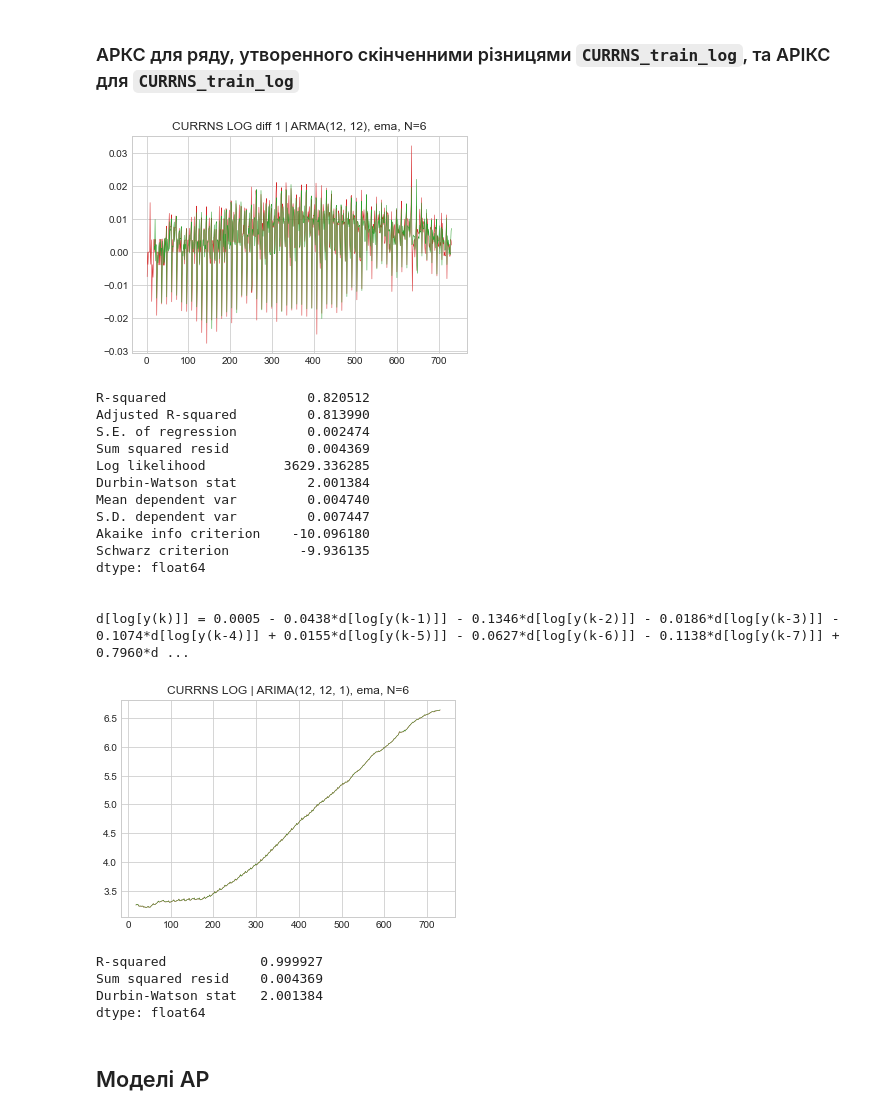
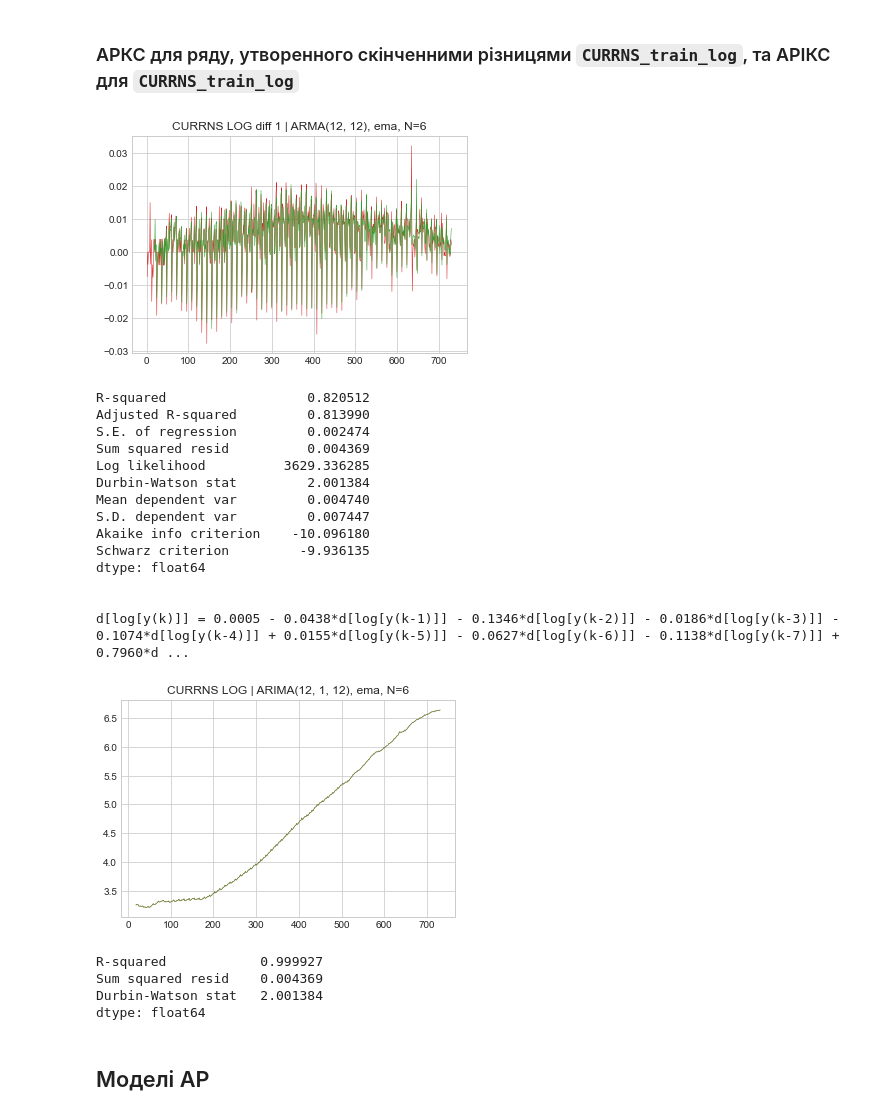
Before and after one commit to andrii0yerko/timeseries_iasa, a Jupyter notebook: lab4.ipynb, the cells around one changed output. Drawn from its saved outputs; the diff is of its cells as text; code cells hidden in the pictures.

```diff
--- a/lab4.ipynb
+++ b/lab4.ipynb
@@ -409,35 +409,35 @@ print(eq)
 print('\n')
 
 arima_params = {
     'y': CURRNS_train_log,
     'diff': estim['fitted'],
     'd': 1
 }
 arima_model = ARIMA(**arima_params)
 plt.plot(arima_model['actual'], label='Actual', color='tab:red', linewidth=0.5)
 plt.plot(arima_model['fitted'], label='Fitted', color='tab:green', linewidth=0.5)
-plt.title(f'{arima_params["y"].name} | ARIMA({estim["model_order"][0]}, {estim["model_order"][1]}, {arima_params["d"]}), {model_params["ma_type"]}, N={model_params["ma_window"]}')
+plt.title(f'{arima_params["y"].name} | ARIMA({estim["model_order"][0]}, {arima_params["d"]}, {estim["model_order"][1]}), {model_params["ma_type"]}, N={model_params["ma_window"]}')
 plt.show()
 
 print(ModelEstimation(arima_model['actual'].values, arima_model['fitted'].values))
 print('\n')
 # %% [output]
 [figure]
 R-squared                  0.820512
 Adjusted R-squared         0.813990
 S.E. of regression         0.002474
 Sum squared resid          0.004369
 Log likelihood          3629.336285
 Durbin-Watson stat         2.001384
 Mean dependent var         0.004740
 S.D. dependent var         0.007447
 Akaike info criterion    -10.096180
 Schwarz criterion         -9.936135
 dtype: float64
 
 
 d[log[y(k)]] = 0.0005 - 0.0438*d[log[y(k-1)]] - 0.1346*d[log[y(k-2)]] - 0.0186*d[log[y(k-3)]] - 0.1074*d[log[y(k-4)]] + 0.0155*d[log[y(k-5)]] - 0.0627*d[log[y(k-6)]] - 0.1138*d[log[y(k-7)]] + 0.7960*d ...
-[figure, old version]
+[figure, new version]
 R-squared            0.999927
 Sum squared resid    0.004369
 Durbin-Watson stat   2.001384
```
Also changed, not shown: parts of 3 cells of this notebook.
